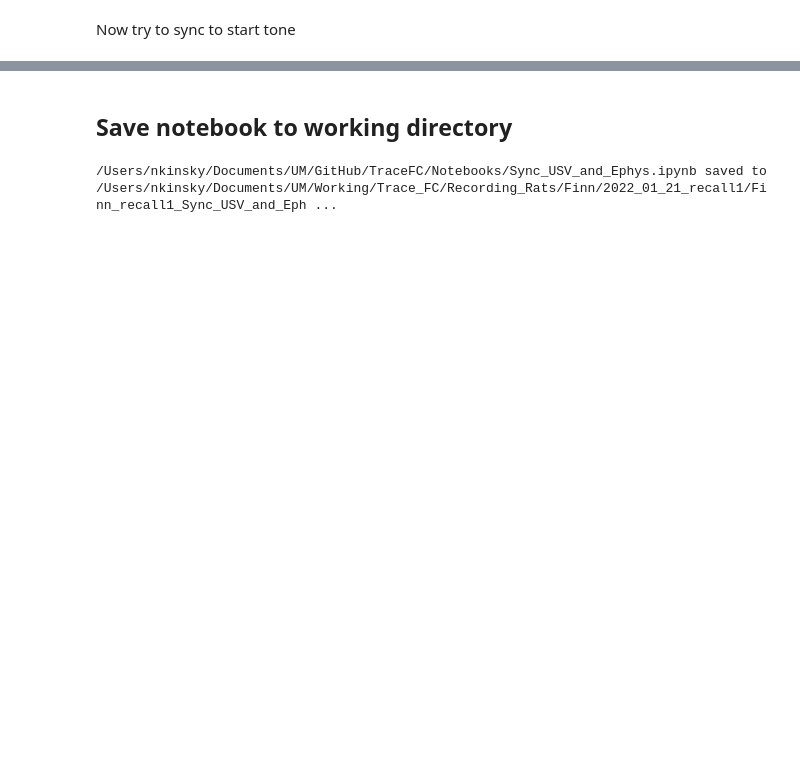
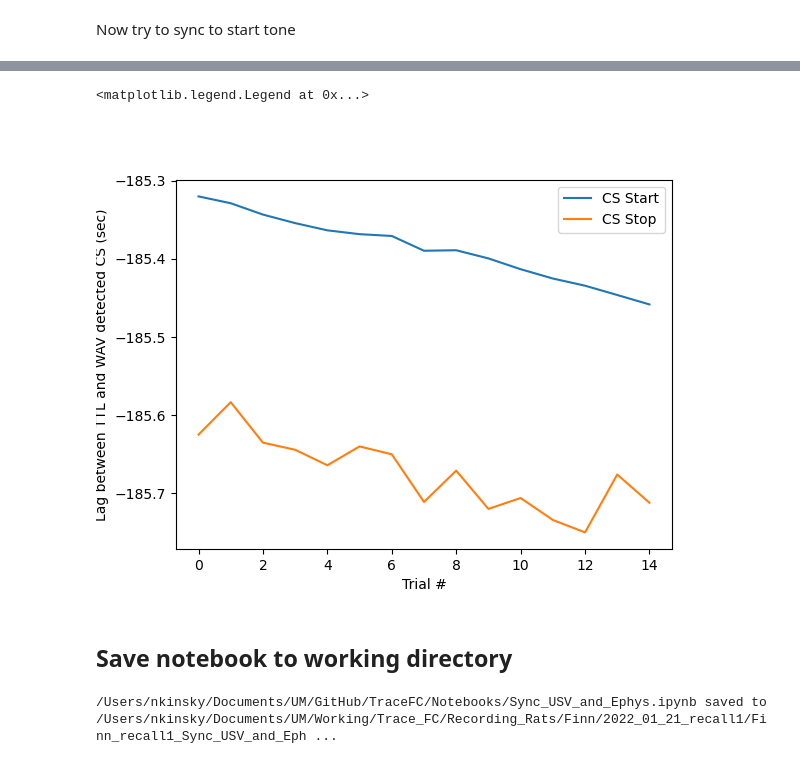
Before and after one commit to nkinsky/TraceFC, a Jupyter notebook: Notebooks/Sync_USV_and_Ephys.ipynb, the cells around one changed output, grey strips where cells are left out. Cells and saved outputs as stored; diff of their text form; code cells hidden in the pictures; blank space fills up the shorter version.

Commit message:
working up to usv and ephys sync - drift between systems

```diff
--- a/Notebooks/Sync_USV_and_Ephys.ipynb
+++ b/Notebooks/Sync_USV_and_Ephys.ipynb
@@ -265,12 +285,12 @@ tone_recall_wav = sorted((sess.basepath / "1_tone_recall").glob("**/*.WAV"))[0]
 print(tone_recall_wav)
 
 # Get CS+ times and plot to check
-cs_usv_epochs = detect_tone(tone_recall_wav, freq_lims=(6900, 7100), thresh=-0.1, tone_length=10, tone_label="CS+", plot_check=True)
+cs_wav_epochs = detect_tone(tone_recall_wav, freq_lims=(6900, 7100), thresh=-0.1, tone_length=10, tone_label="CS+", plot_check=True)
 
 # Check that lags are consistent
-cs_start_lags = cs_starts_combined - cs_usv_epochs.starts
-print(f"Mean start lag time of {np.mean(cs_start_lags):0.3F} sec with std = {np.std(cs_start_lags):0.3F} sec. Subtract lags from wavfile times to get ephys times")
-cs_stop_lags = cs_stops_combined - cs_usv_epochs.stops
+cs_start_lags = cs_starts_combined - cs_wav_epochs.starts
+print(f"Mean start lag time of {np.mean(cs_start_lags):0.3F} sec with std = {np.std(cs_start_lags):0.3F} sec. Add lags from wavfile times to get ephys times")
+cs_stop_lags = cs_stops_combined - cs_wav_epochs.stops
 print(f"Mean stop lag time of {np.mean(cs_stop_lags):0.3F} sec with std = {np.std(cs_stop_lags):0.3F} sec.")
 # %% [output]
 /Users/nkinsky/Documents/UM/Working/Trace_FC/Recording_Rats/Finn/2022_01_21_recall1/1_tone_recall/new_arena/T0000001.WAV
@@ -311,3 +355,15 @@ Now try to sync to start tone
+# %%
+# There appears to be drift between the audio recording and the ephys recording timestamps.  Not much, but about 100ms.
+# Write function to get a rough estimate of times based on average lag and then write more advanced one to interpolate it!
+# Use similar idea to sync_df for open ephys recordings.
+_, ax = plt.subplots()
+hl = ax.plot(np.stack((cs_start_lags, cs_stop_lags), axis=1))
+ax.set_xlabel('Trial #')
+ax.set_ylabel('Lag between TTL and WAV detected CS (sec)')
+ax.legend(hl, ('CS Start', 'CS Stop'))
+# %% [output]
+<matplotlib.legend.Legend at 0x...>
+[figure, added]
 # %% [markdown]
 ## Save notebook to working directory
 # %%
```
Also changed, not shown: parts of 10 cells of this notebook.
